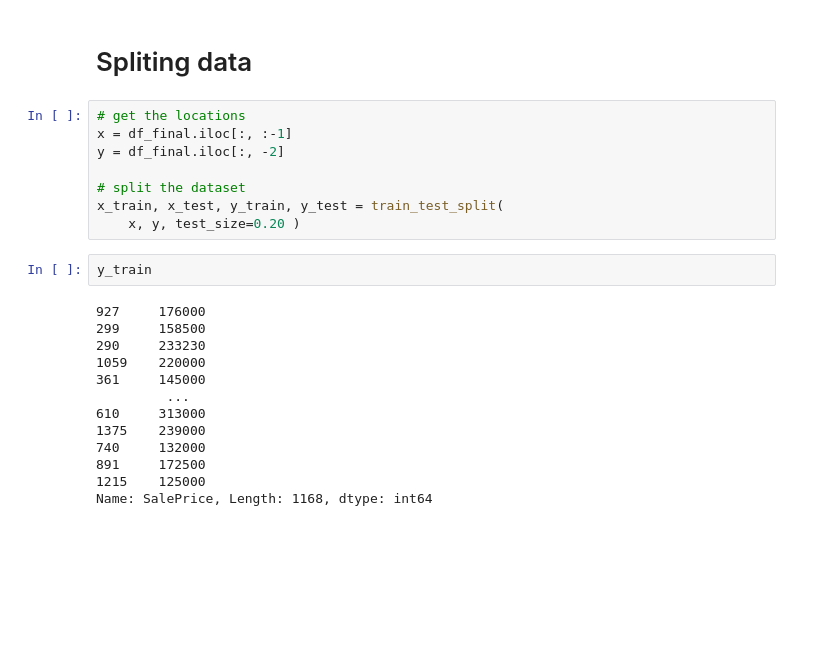
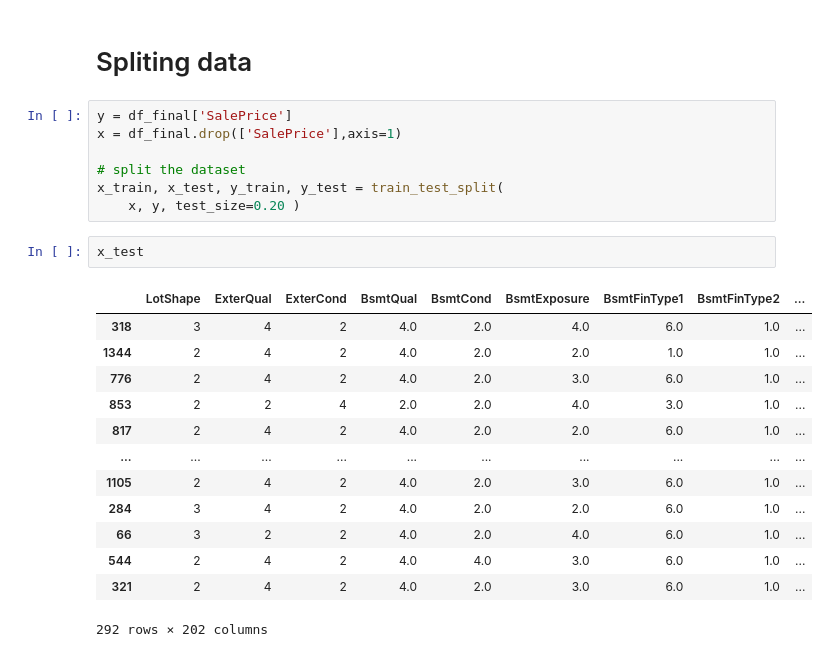
Before and after one commit to TKQhena/MLG_Assignment_1, a Jupyter notebook: example1.ipynb, the cells around one changed output. Drawn from its saved outputs; the diff is of its cells as text; blank space fills up the shorter version.

```diff
--- a/example1.ipynb
+++ b/example1.ipynb
@@ -320,25 +320,25 @@ df_final.head()
 # %% [markdown]
 # Spliting data
 # %%
-# get the locations
-x = df_final.iloc[:, :-1]
-y = df_final.iloc[:, -2]
+y = df_final['SalePrice']
+x = df_final.drop(['SalePrice'],axis=1)
 
 # split the dataset
 x_train, x_test, y_train, y_test = train_test_split(
     x, y, test_size=0.20 )
-# %%
-y_train
-# %% [output]
-927     176000
-299     158500
-290     233230
-1059    220000
-361     145000
-         ...
-610     313000
-1375    239000
-740     132000
-891     172500
-1215    125000
-Name: SalePrice, Length: 1168, dtype: int64
+# %%
+x_test
+# %% [output]
+|  | LotShape | ExterQual | ExterCond | BsmtQual | BsmtCond | BsmtExposure | BsmtFinType1 | BsmtFinType2 | ... |
+| 318 | 3 | 4 | 2 | 4.0 | 2.0 | 4.0 | 6.0 | 1.0 | ... |
+| 1344 | 2 | 4 | 2 | 4.0 | 2.0 | 2.0 | 1.0 | 1.0 | ... |
+| 776 | 2 | 4 | 2 | 4.0 | 2.0 | 3.0 | 6.0 | 1.0 | ... |
+| 853 | 2 | 2 | 4 | 2.0 | 2.0 | 4.0 | 3.0 | 1.0 | ... |
+| 817 | 2 | 4 | 2 | 4.0 | 2.0 | 2.0 | 6.0 | 1.0 | ... |
+| ... | ... | ... | ... | ... | ... | ... | ... | ... | ... |
+| 1105 | 2 | 4 | 2 | 4.0 | 2.0 | 3.0 | 6.0 | 1.0 | ... |
+| 284 | 3 | 4 | 2 | 4.0 | 2.0 | 2.0 | 6.0 | 1.0 | ... |
+| 66 | 3 | 2 | 2 | 4.0 | 2.0 | 4.0 | 6.0 | 1.0 | ... |
+| 544 | 2 | 4 | 2 | 4.0 | 4.0 | 3.0 | 6.0 | 1.0 | ... |
+| 321 | 2 | 4 | 2 | 4.0 | 2.0 | 3.0 | 6.0 | 1.0 | ... |
+292 rows × 202 columns
```
